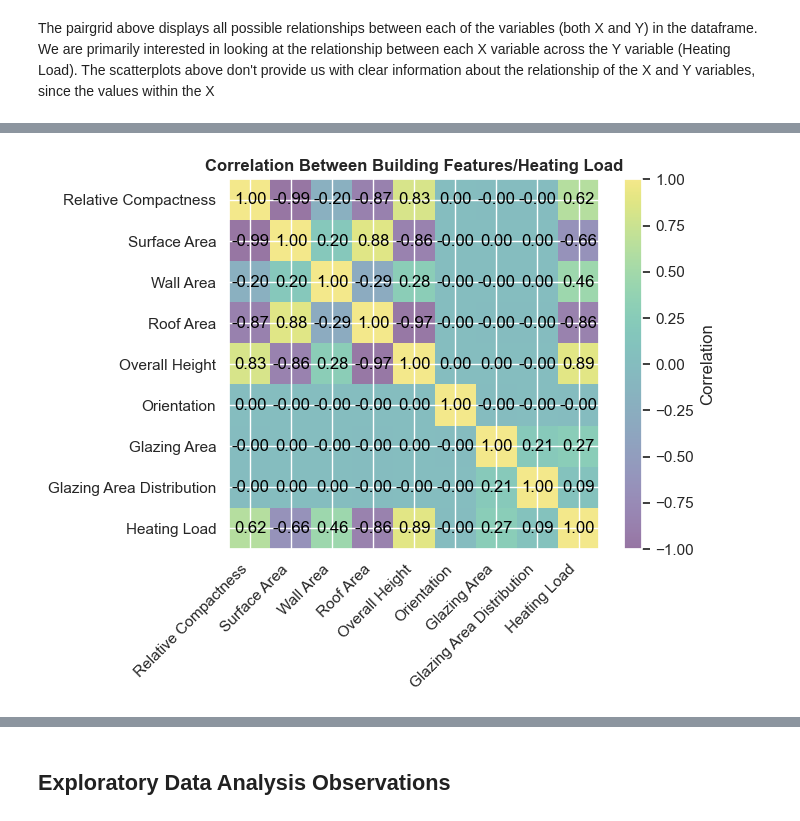
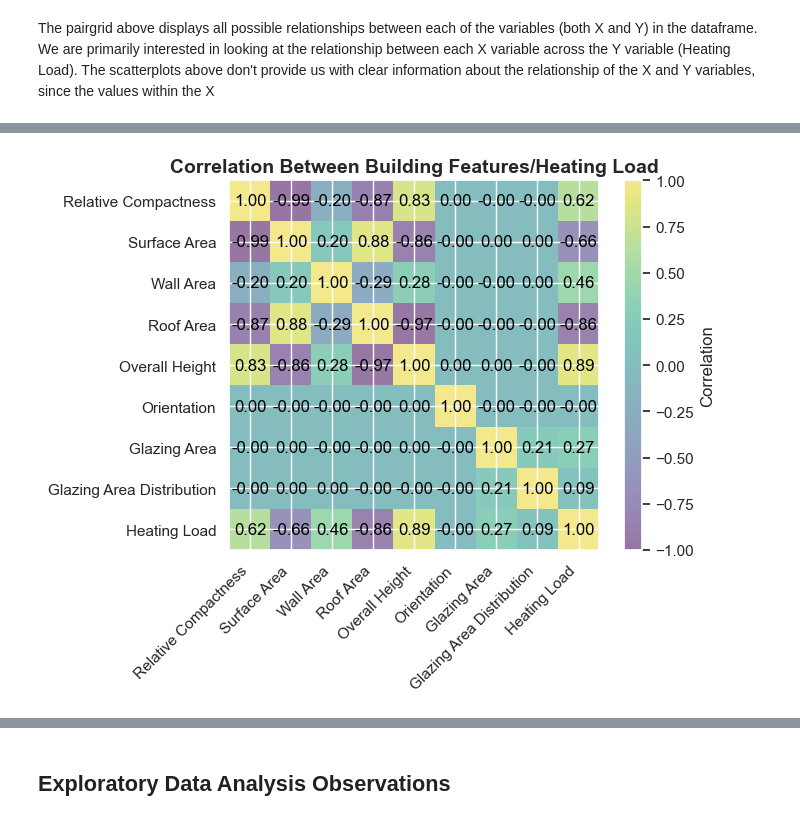
Before and after one commit to ufomaok/energy_efficiency, a Jupyter notebook: notebooks/Exploration.ipynb, the cells around one changed output, grey strips where cells are left out. Saved outputs shown, nothing was run; the diff lists cells and outputs as text; code cells hidden in the pictures.

```diff
--- a/notebooks/Exploration.ipynb
+++ b/notebooks/Exploration.ipynb
@@ -211,21 +182,21 @@ sns.boxplot(data = df, x = 'Glazing Area Distribution', y = "Heating Load")
 # %%
 #Creating heatmap in matplotlib to show the correlation between variables
 #We are mainly interested in the correlation between X variables and y (Heating Load)
 cor_matrix = df.corr()
 cor_matrix
 
 plt.imshow(cor_matrix, cmap='viridis', vmin=-1, vmax=1, alpha = 0.5)
 plt.colorbar(label='Correlation')
 
 plt.xticks(range(len(cor_matrix.columns)), cor_matrix.columns, rotation = 45, ha = 'right')
 plt.yticks(range(len(cor_matrix.columns)), cor_matrix.columns)
 
 for i in range(len(cor_matrix)):
     for j in range(len(cor_matrix)):
-        plt.text(j, i, f"{cor_matrix.iloc[i, j]:.2f}", ha='center', va='center', color='black')
+        plt.text(j, i, f"{cor_matrix.iloc[i, j]:.2f}", va='center', ha='center', color='black')
 
-plt.title("Correlation Between Building Features/Heating Load", fontweight = "bold")
+plt.title("Correlation Between Building Features/Heating Load", fontweight = "bold", fontsize = 14)
 
 plt.show()
 # %% [output]
-[figure, old version]
+[figure, new version]
```
Also changed, not shown: parts of 16 cells of this notebook.
